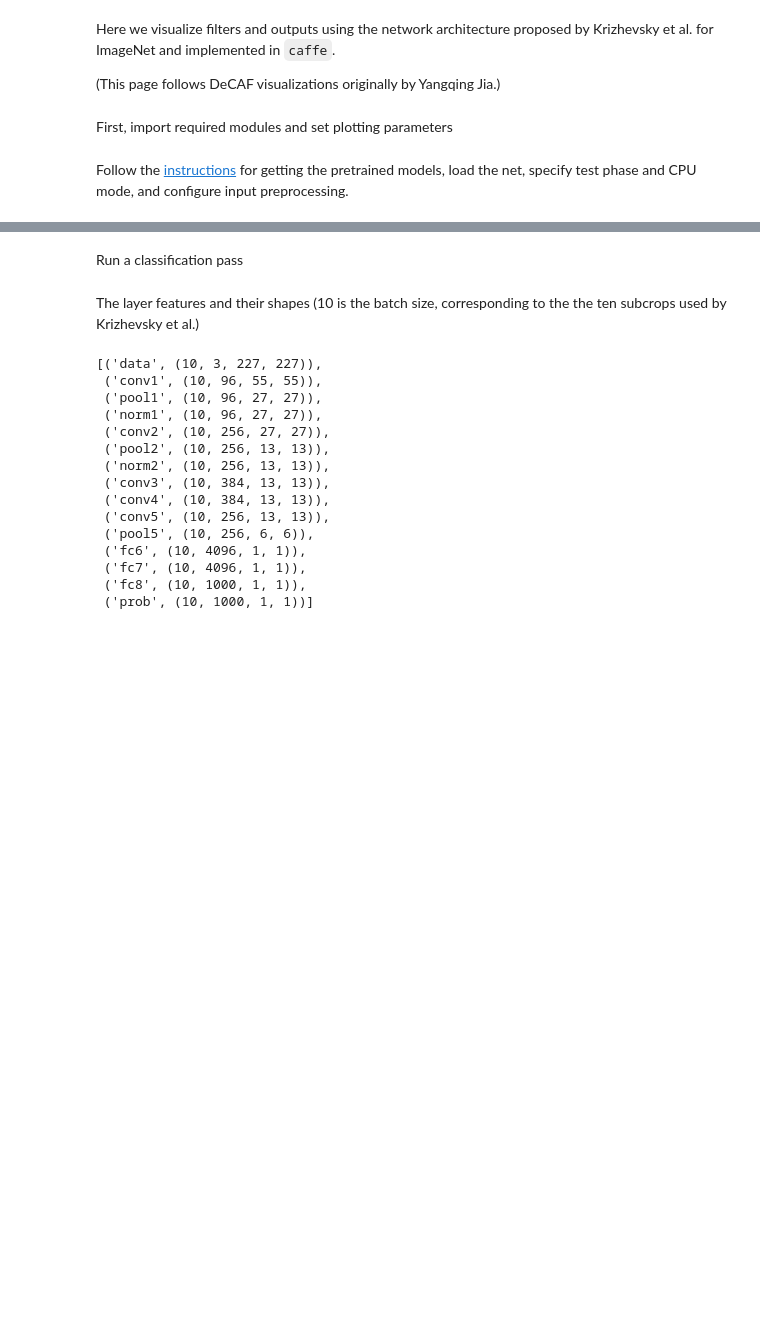
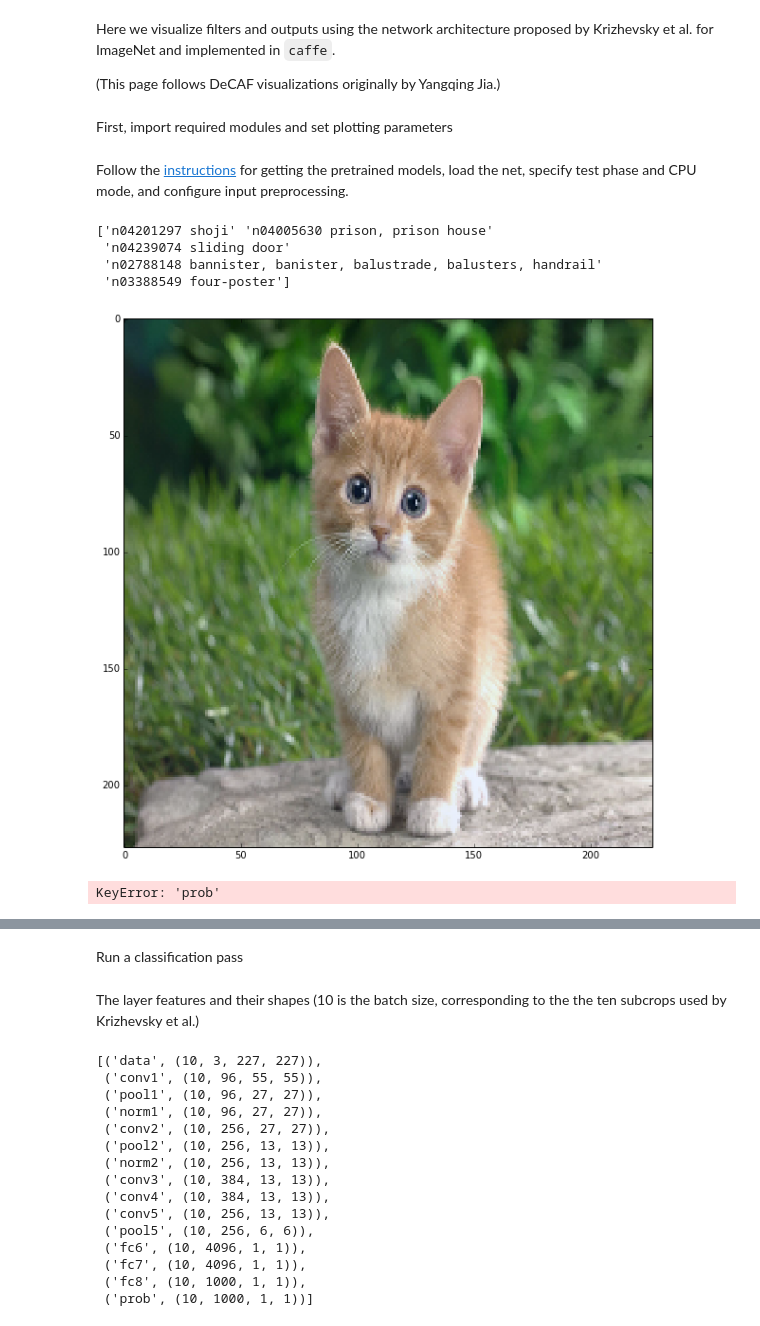
Before and after one commit to yshean/caffe, a Jupyter notebook: examples/filter_visualization.ipynb, the cells around one changed output, grey strips where cells are left out. Cells and saved outputs as stored; diff of their text form; code cells hidden in the pictures; blank space fills up the shorter version.

```diff
--- a/examples/filter_visualization.ipynb
+++ b/examples/filter_visualization.ipynb
@@ -32,0 +64,33 @@ net.set_input_scale('data', 255)  # the reference model operates on images in [0
+# %%
+out['prob'];
+top_k = out['prob'].flatten().argsort()[-1:-6:-1]
+
+imagenet_labels_filename = caffe_root + 'data/ilsvrc12/synset_words.txt'
+try:
+    labels = np.loadtxt(imagenet_labels_filename, str, delimiter='\t')
+except:
+    !../data/ilsvrc12/get_ilsvrc_aux.sh
+    labels = np.loadtxt(imagenet_labels_filename, str, delimiter='\t')
+
+print labels[top_k]
+# %% [output]
+['n04201297 shoji' 'n04005630 prison, prison house'
+ 'n04239074 sliding door'
+ 'n02788148 bannister, banister, balustrade, balusters, handrail'
+ 'n03388549 four-poster']
+# %%
+# index four is the center crop
+image = net.blobs['data'].data[0].copy()
+image -= image.min()
+image /= image.max()
+showimage(image.transpose(1, 2, 0))
+# %% [output]
+[figure, added]
+# %%
+test1=out['prob'];
+test1.shape
+test2=test1.copy();
+test2[:]=0;
+test2[0,34,0,0] = 1;
+# %% [output]
+KeyError: 'prob'
```
Also changed, not shown: parts of 10 cells of this notebook, 1 other file.
